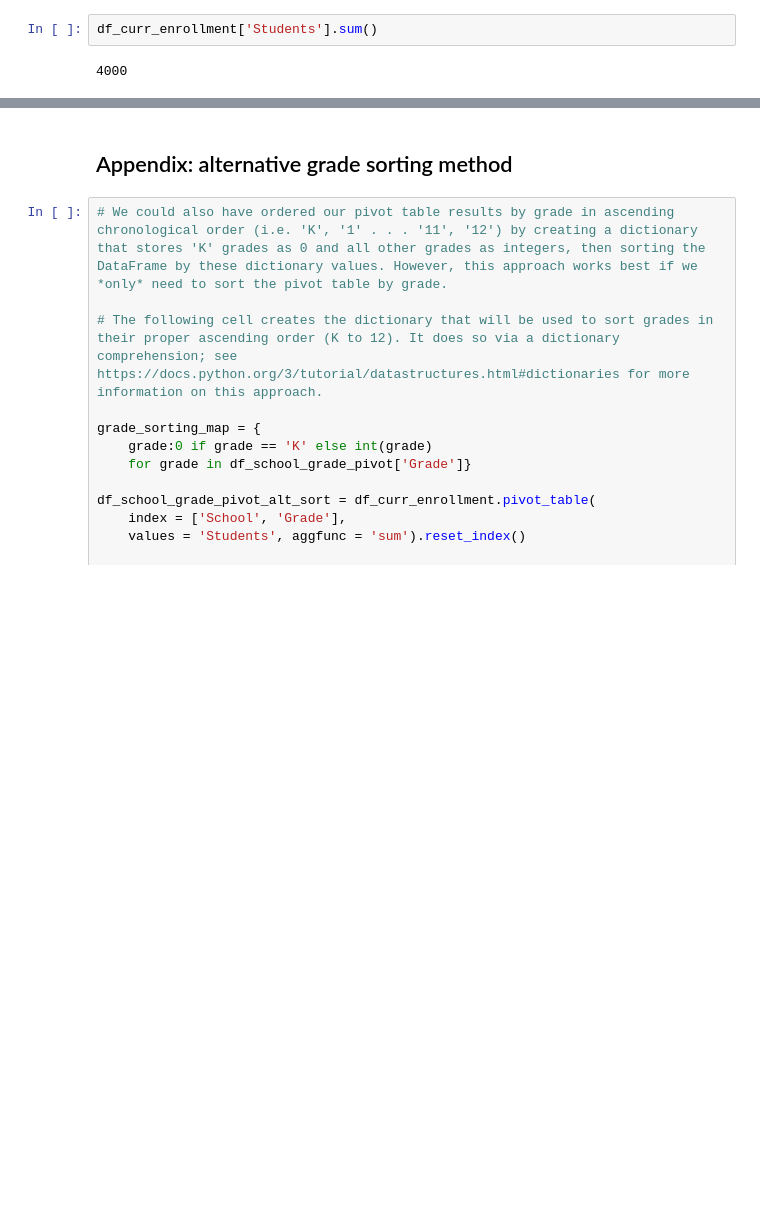
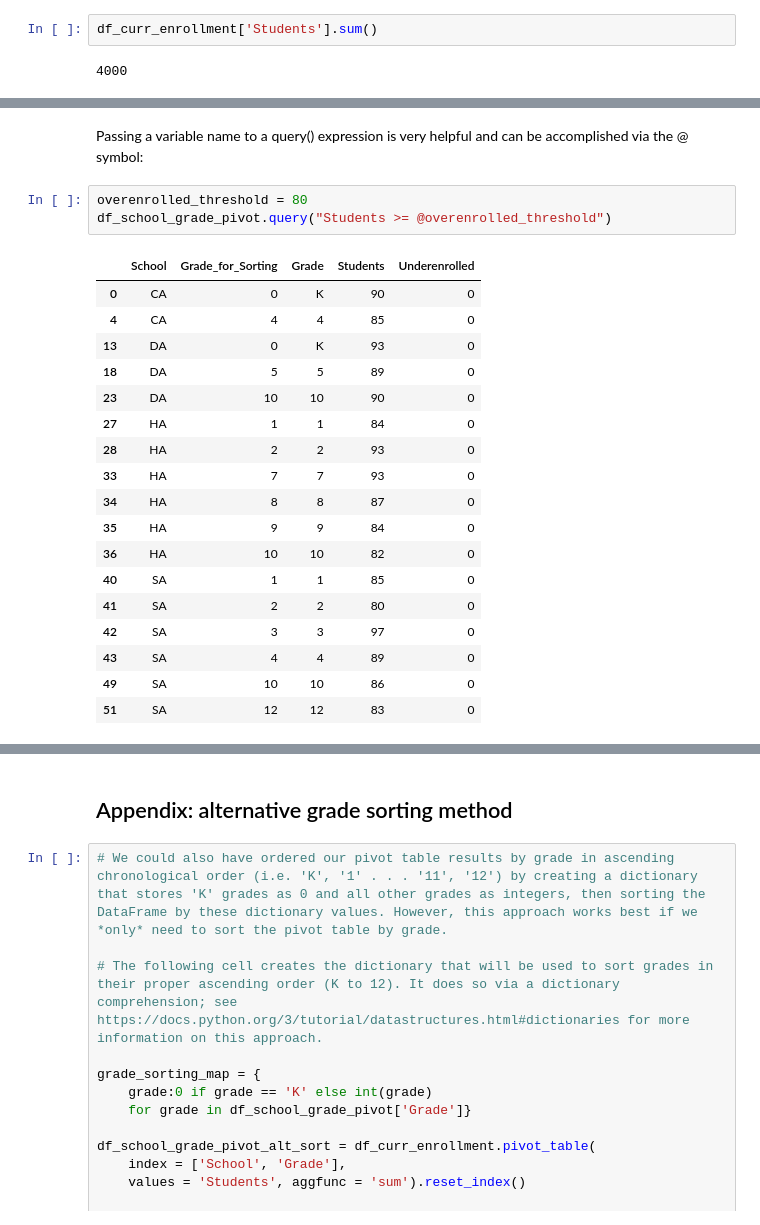
Before and after one commit to kburchfiel/python_for_nonprofits, a Jupyter notebook: part_x_spreadsheet_ops/part_x_spreadsheet_ops.ipynb, the cells around one changed output, grey strips where cells are left out. Drawn from its saved outputs; the diff is of its cells as text; blank space fills up the shorter version.

```diff
--- a/part_x_spreadsheet_ops/part_x_spreadsheet_ops.ipynb
+++ b/part_x_spreadsheet_ops/part_x_spreadsheet_ops.ipynb
@@ -139,0 +174,24 @@ df_curr_enrollment['Students'].sum()
+# %% [markdown]
+Passing a variable name to a query() expression is very helpful and can be accomplished via the @ symbol:
+# %%
+overenrolled_threshold = 80
+df_school_grade_pivot.query("Students >= @overenrolled_threshold")
+# %% [output]
+|  | School | Grade_for_Sorting | Grade | Students | Underenrolled |
+| 0 | CA | 0 | K | 90 | 0 |
+| 4 | CA | 4 | 4 | 85 | 0 |
+| 13 | DA | 0 | K | 93 | 0 |
+| 18 | DA | 5 | 5 | 89 | 0 |
+| 23 | DA | 10 | 10 | 90 | 0 |
+| 27 | HA | 1 | 1 | 84 | 0 |
+| 28 | HA | 2 | 2 | 93 | 0 |
+| 33 | HA | 7 | 7 | 93 | 0 |
+| 34 | HA | 8 | 8 | 87 | 0 |
+| 35 | HA | 9 | 9 | 84 | 0 |
+| 36 | HA | 10 | 10 | 82 | 0 |
+| 40 | SA | 1 | 1 | 85 | 0 |
+| 41 | SA | 2 | 2 | 80 | 0 |
+| 42 | SA | 3 | 3 | 97 | 0 |
+| 43 | SA | 4 | 4 | 89 | 0 |
+| 49 | SA | 10 | 10 | 86 | 0 |
+| 51 | SA | 12 | 12 | 83 | 0 |
```
Also changed, not shown: parts of 23 cells of this notebook.
